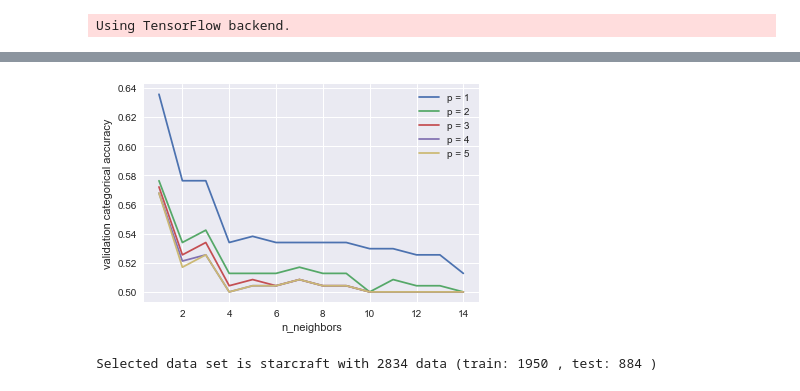
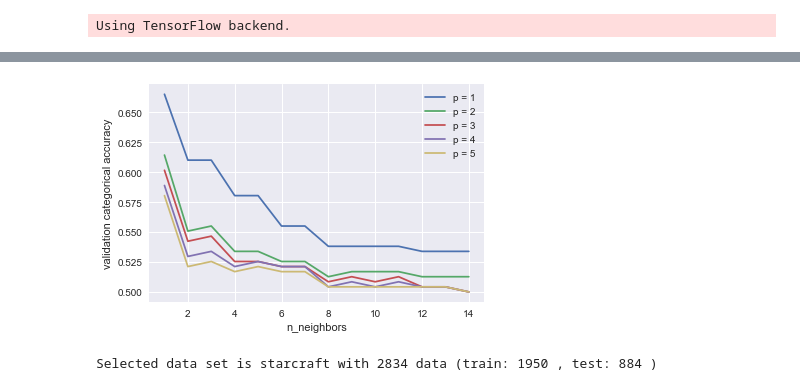
Before and after one commit to anliec/ML_homework_supervised, a Jupyter notebook: knn_test.ipynb, the cells around one changed output, grey strips where cells are left out. Cells and saved outputs as stored; diff of their text form; code cells hidden in the pictures.

```diff
--- a/knn_test.ipynb
+++ b/knn_test.ipynb
@@ -11,5 +11,5 @@ Using TensorFlow backend.
 df, dd, ddi = knn("creditcard",
                   n_neighbors_values=range(1,15,1),
                   p_values=range(1,6),
-                  training_sizes=range(10000, 100001, 10000))
+                  training_sizes=range(10000, 210001, 25000))
 # %% [output]
@@ -45,0 +46,15 @@ plt.show()
+# %%
+cd = consolidate_dict_data(dd, consolidate_argx=ddi['train_limit'], argx_name='train_limit',
+                           consolidate_argy=ddi['score_type'], argy_name='score',
+                           consolidate_argz=ddi['n_neighbors'],
+                           filters=[(ddi['p'], [1,2])])
+plt.figure()
+for a, d in cd.items():
+    plt.plot(d.get('train_limit'),d.get('median'), label='n_neighbors = '+str(a))
+    plt.fill_between(d.get('train_limit'), d.get('mean') - d.get('std'), d.get('mean') + d.get('std'), alpha=0.3)
+plt.ylabel('validation categorical accuracy')
+plt.xlabel('train limit')
+plt.legend()
+#plt.title("Evolution of acuracy acording to the number of training examples")
+#plt.savefig("graphs/knn_creditcard_train_limit.png")
+plt.show()
@@ -46,20 +63,20 @@ plt.show()
 # %%
 cd = consolidate_dict_data(dd, consolidate_argx=ddi['n_neighbors'], argx_name='n_neighbors',
                            consolidate_argy=ddi['score_type'], argy_name='score',
                            consolidate_argz=ddi['p'],
-                           filters=[(ddi['train_limit'], 90000)])
+                           filters=[(ddi['train_limit'], 210000)])
 plt.figure()
 for a, d in cd.items():
     plt.plot(d.get('n_neighbors'),d.get('median'), label='p = ' + str(a))
     plt.fill_between(d.get('n_neighbors'), d.get('mean') - d.get('std'), d.get('mean') + d.get('std'), alpha=0.3)
 plt.ylabel('validation categorical accuracy')
 plt.xlabel('n_neighbors')
 plt.legend()
 #plt.title("Evolution of acuracy acording to the number of neighbors\nused for the classification")
 plt.savefig("graphs/knn_creditcard_neighbors.png")
 plt.show()
 # %% [output]
-[figure, old version]
+[figure, new version]
 # %%
 print(ddi)
 print(cd)
```
Also changed, not shown: parts of 5 cells of this notebook.
